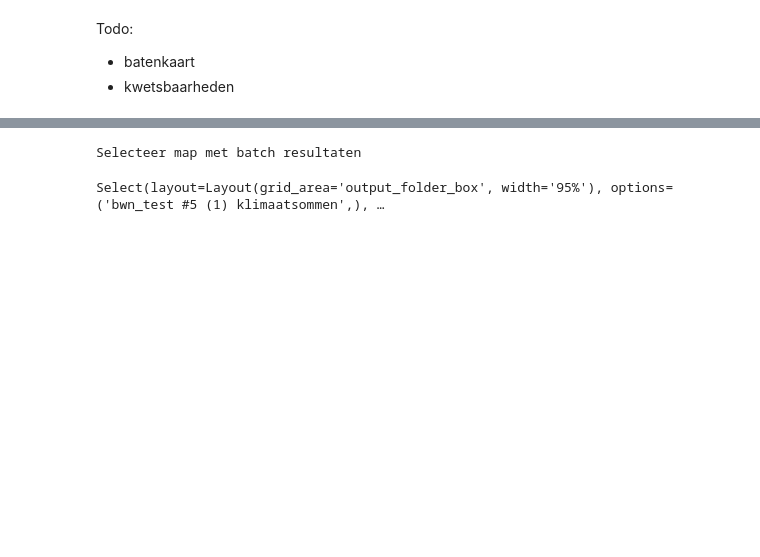
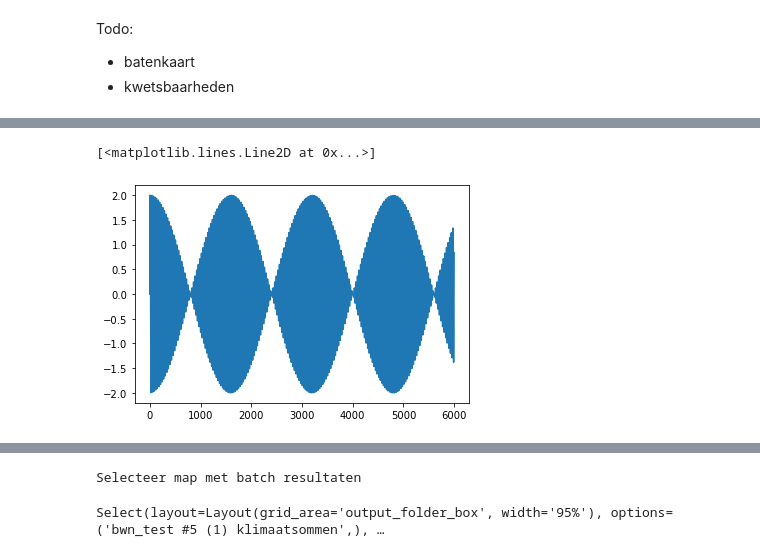
Before and after one commit to threedi/hhnk-threedi-tools, a Jupyter notebook: hhnk_threedi_tools/utils/notebooks/04_nabewerking_klimaatsommen.ipynb, the cells around one changed output, grey strips where cells are left out. Drawn from its saved outputs; the diff is of its cells as text; code cells hidden in the pictures; blank space fills up the shorter version.

```diff
--- a/hhnk_threedi_tools/utils/notebooks/04_nabewerking_klimaatsommen.ipynb
+++ b/hhnk_threedi_tools/utils/notebooks/04_nabewerking_klimaatsommen.ipynb
@@ -3,3 +3,23 @@ Todo:
 
 - batenkaart
 - kwetsbaarheden
+# %%
+from ipywidgets import interactive
+from IPython.display import Audio, display
+import numpy as np
+import matplotlib.pyplot as plt
+def beat_freq(f1=220.0, f2=224.0):
+    max_time = 3
+    rate = 8000
+    times = np.linspace(0,max_time,rate*max_time)
+    signal = np.sin(2*np.pi*f1*times) + np.sin(2*np.pi*f2*times)
+    display(Audio(data=signal, rate=rate))
+
+    return signal
+
+v = interactive(beat_freq, f1=(200.0,300.0), f2=(200.0,300.0))
+f1, f2 = v.children[:2]
+f1.value = 255
+f2.value = 260
+plt.plot(v.result[0:6000])
+# %% [output]
@@ -5,0 +27,2 @@ Todo:
+[<matplotlib.lines.Line2D at 0x...>]
+[figure, added]
```
Also changed, not shown: parts of 3 cells of this notebook, 14 other files.
